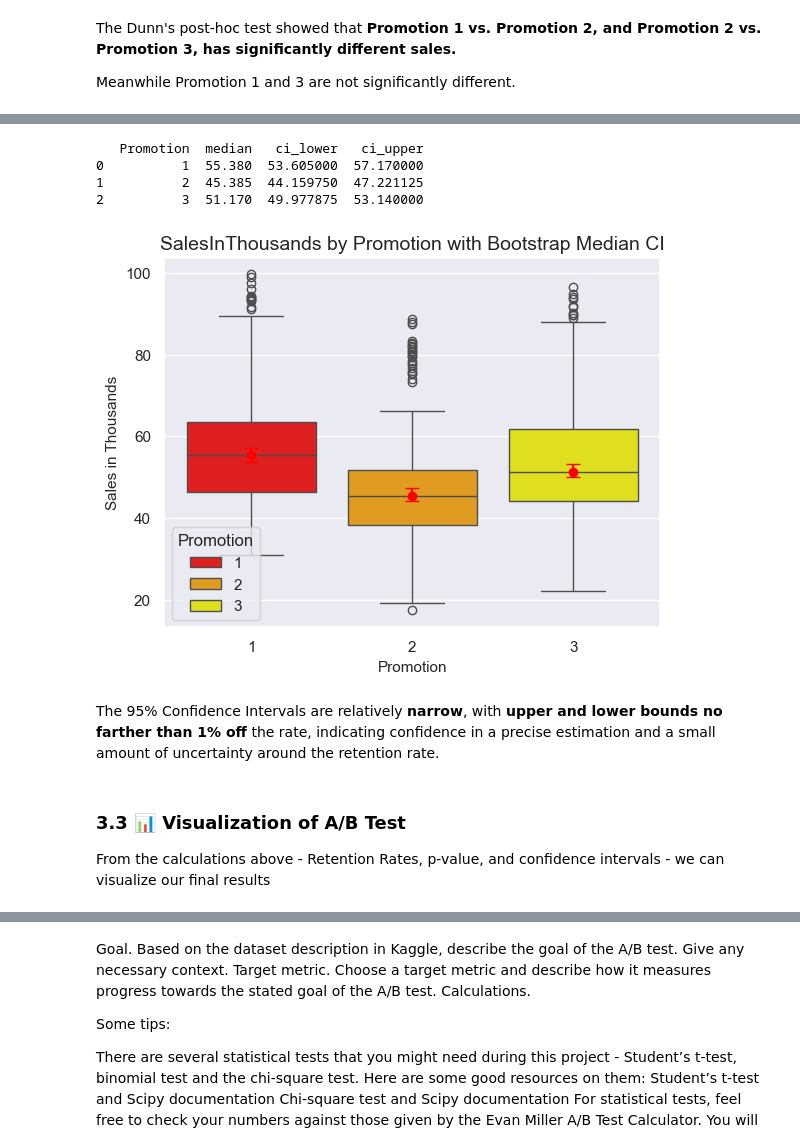
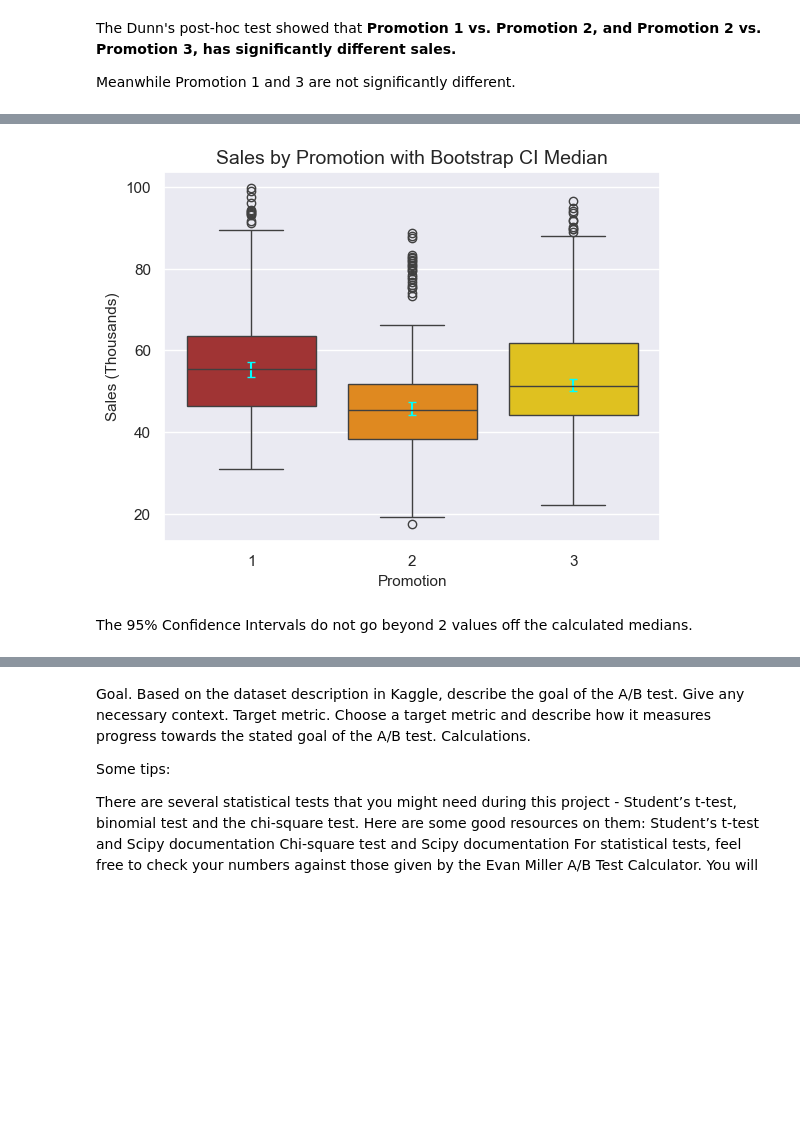
Before and after one commit to giddygarcia/ab-testing, a Jupyter notebook: fast-food.ipynb, the cells around one changed output, grey strips where cells are left out. Cells and saved outputs as stored; diff of their text form; code cells hidden in the pictures; blank space fills up the shorter version.

Commit message:
Compute CI 2-ways

```diff
--- a/fast-food.ipynb
+++ b/fast-food.ipynb
@@ -38,7 +36,7 @@ sns.set_style("darkgrid")
 sns.set_context(
     "notebook",
     rc={"axes.titlesize": 14, "axes.titleweight": "bold", "axes.labelsize": 11})
-trio_palette = ['red', 'orange', 'yellow']
+trio_palette = ['firebrick', 'darkorange', 'gold']
 # %% [markdown]
 Loading dataset
 # %%
@@ -440,73 +461,20 @@ ci = np.percentile(bstrap_medians, [lower_pct, upper_pct])
-# %%
-grouped = df.groupby('Promotion')
-
-# Compute bootstrap medians and 95% CIs
-df_ci = grouped.apply(
-    lambda g: pd.Series(
-        np.percentile(
-            bootstrap_median_fast(g, label='SalesInThousands', replications=replications),
-            [100 * (alpha/2), 100 * (1 - alpha/2)]
-        ),
-        index=['ci_lower', 'ci_upper']
-    )
-).reset_index()
-
-print(df_ci)
-# %% [output]
-   Promotion  median   ci_lower   ci_upper
-0          1  55.380  53.605000  57.170000
-1          2  45.385  44.159750  47.221125
-2          3  51.170  49.977875  53.140000
-# %%
-replications = 1000
-alpha = 0.05
-
-# Prepare a list to store results
-results = []
-
-# Loop over each group
-for group_name, group_df in df.groupby('Promotion'):
-    # Bootstrap medians for this group
-    bstrap_medians = bootstrap_median(group_df, 'SalesInThousands', replications)
-
-    # Compute point estimate and 95% CI
-    median = np.median(bstrap_medians)
-    ci_lower, ci_upper = np.percentile(bstrap_medians, [100 * (alpha/2), 100 * (1 - alpha/2)])
-
-    # Append results
-    results.append({
-        'Promotion': group_name,
-        'median': median,
-        'ci_lower': ci_lower,
-        'ci_upper': ci_upper
-    })
-
-# Convert to DataFrame
-df_ci = pd.DataFrame(results)
-print(df_ci)
 # %%
-df_medians = df.groupby('Promotion')['SalesInThousands'].median().reset_index()
-df_ci['median'] = df_medians['SalesInThousands']
 sns.boxplot(df, x='Promotion', hue='Promotion', y='SalesInThousands', palette=trio_palette)
 
-for i, row in df_ci.iterrows():
-    x = i
+for i, row in df_bootstrap.iterrows():
     median = row['median']
     lower = row['ci_lower']
     upper = row['ci_upper']
 
     yerr = [[median - lower], [upper - median]]
-    plt.errorbar(x, median, yerr=yerr, fmt='o', color='red', capsize=5)
+    plt.errorbar(i, median, yerr=yerr, fmt='none', color='aqua', capsize=3)
 
-plt.title('SalesInThousands by Promotion with Bootstrap Median CI')
-plt.ylabel('Sales in Thousands')
+plt.title('Sales by Promotion with Bootstrap CI Median')
+plt.ylabel('Sales (Thousands)')
 plt.xlabel('Promotion')
+plt.legend().remove()
 plt.show()
 # %% [output]
-[figure, old version]
+[figure, new version]
 # %% [markdown]
-The 95% Confidence Intervals are relatively **narrow**, with **upper and lower bounds no farther than 1% off** the rate, indicating confidence in a precise estimation and a small amount of uncertainty around the retention rate.
+The 95% Confidence Intervals do not go beyond 2 values off the calculated medians.
-# %% [markdown]
-### 3.3 📊 Visualization of A/B Test
-
-From the calculations above - Retention Rates, p-value, and confidence intervals - we can visualize our final results
```
Also changed, not shown: parts of 26 cells of this notebook.
